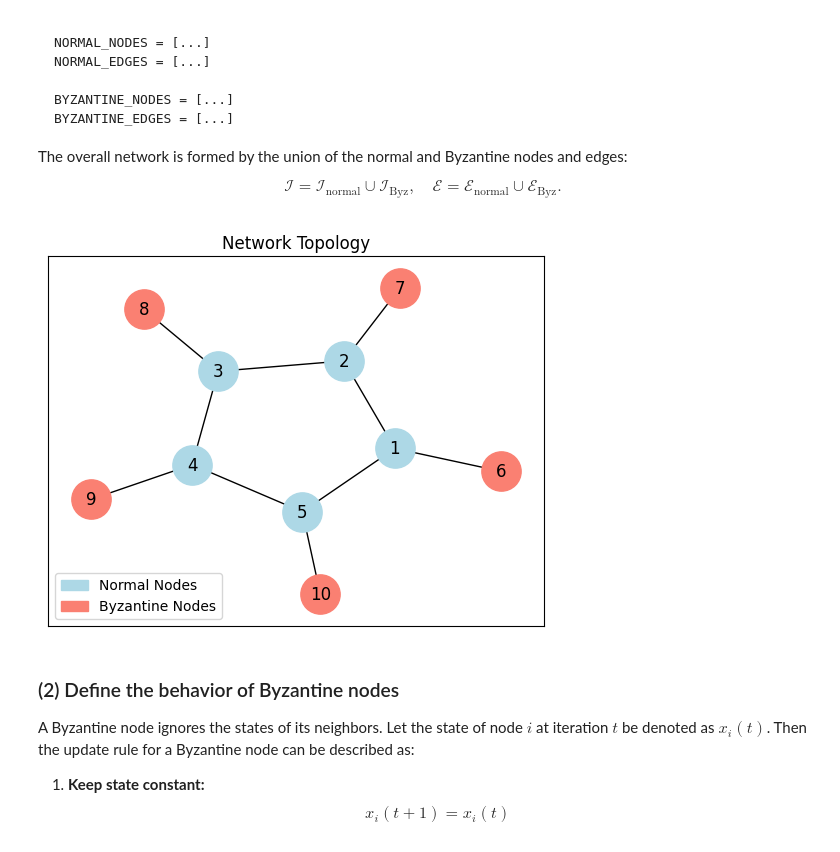
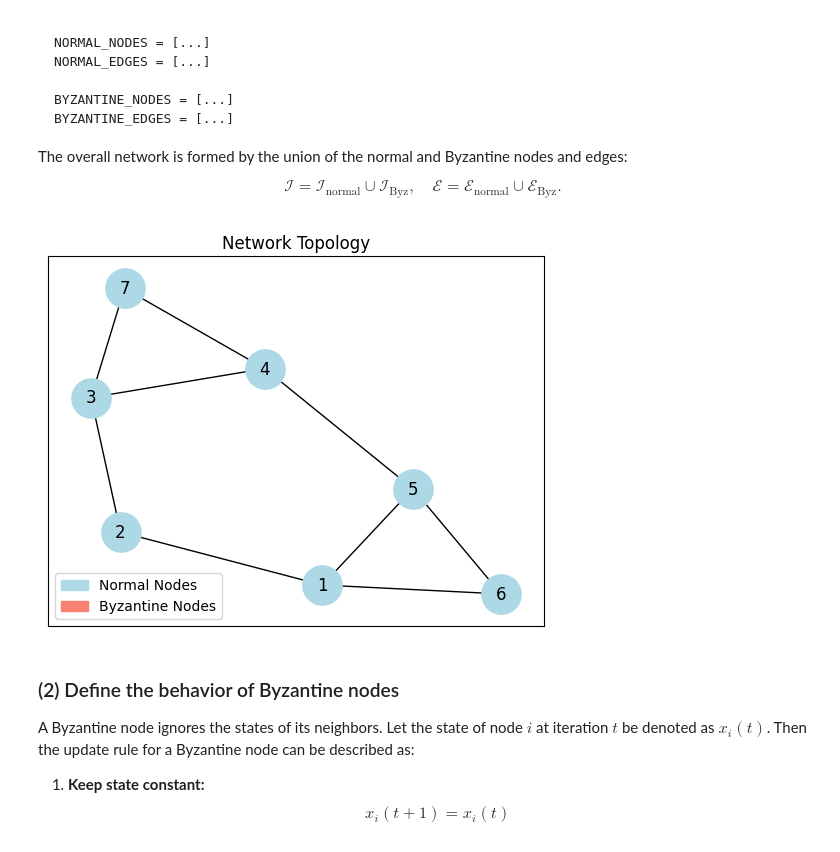
Before and after one commit to rui-huang-opt/arepc, a Jupyter notebook: examples/byzantine.ipynb, the cells around one changed output. Saved outputs shown, nothing was run; the diff lists cells and outputs as text; code cells hidden in the pictures.

```diff
--- a/examples/byzantine.ipynb
+++ b/examples/byzantine.ipynb
@@ -49,10 +49,10 @@ def graph(nodes: list[str], edges: list[tuple[str, str]]) -> None:
 
 if __name__ == "__main__":
     # Simple case
-    NORMAL_NODES = ["1", "2", "3", "4", "5"]
-    NORMAL_EDGES = [("1", "2"), ("2", "3"), ("3", "4"), ("4", "5"), ("5", "1")]
-    BYZANTINE_NODES = ["6", "7", "8", "9", "10"]
-    BYZANTINE_EDGES = [("1", "6"), ("2", "7"), ("3", "8"), ("4", "9"), ("5", "10")]
+    # NORMAL_NODES = ["1", "2", "3", "4", "5"]
+    # NORMAL_EDGES = [("1", "2"), ("2", "3"), ("3", "4"), ("4", "5"), ("5", "1")]
+    # BYZANTINE_NODES = ["6", "7", "8", "9", "10"]
+    # BYZANTINE_EDGES = [("1", "6"), ("2", "7"), ("3", "8"), ("4", "9"), ("5", "10")]
 
     # Moderate case
     # NORMAL_NODES = ["1", "2", "3", "4", "5", "6", "7"]
@@ -90,20 +90,20 @@ if __name__ == "__main__":
     # ]
 
     # Conservative case
-    # NORMAL_NODES = ["1", "2", "3", "4", "5", "6", "7"]
-    # NORMAL_EDGES = [
-    #     ("1", "2"),
-    #     ("2", "3"),
-    #     ("3", "4"),
-    #     ("4", "5"),
-    #     ("5", "1"),
-    #     ("1", "6"),
-    #     ("5", "6"),
-    #     ("3", "7"),
-    #     ("4", "7"),
-    # ]
-    # BYZANTINE_NODES = []
-    # BYZANTINE_EDGES = []
+    NORMAL_NODES = ["1", "2", "3", "4", "5", "6", "7"]
+    NORMAL_EDGES = [
+        ("1", "2"),
+        ("2", "3"),
+        ("3", "4"),
+        ("4", "5"),
+        ("5", "1"),
+        ("1", "6"),
+        ("5", "6"),
+        ("3", "7"),
+        ("4", "7"),
+    ]
+    BYZANTINE_NODES = []
+    BYZANTINE_EDGES = []
 
     NODES = NORMAL_NODES + BYZANTINE_NODES
     EDGES = NORMAL_EDGES + BYZANTINE_EDGES
@@ -125,34 +125,34 @@ if __name__ == "__main__":
     pos = nx.spring_layout(G, seed=11, k=0.8)
 
     nx.draw_networkx_nodes(
         G,
         pos,
         nodelist=NORMAL_NODES,
         node_color="lightblue",
         node_size=800,
         ax=ax,
     )
 
     nx.draw_networkx_nodes(
         G,
         pos,
         nodelist=BYZANTINE_NODES,
         node_color="salmon",
         node_size=800,
         ax=ax,
     )
 
     nx.draw_networkx_edges(G, pos, ax=ax)
     nx.draw_networkx_labels(G, pos, ax=ax)
 
     import matplotlib.patches as mpatches
 
     blue_patch = mpatches.Patch(color="lightblue", label="Normal Nodes")
     red_patch = mpatches.Patch(color="salmon", label="Byzantine Nodes")
 
     ax.legend(handles=[blue_patch, red_patch], loc="lower left")
 # %% [output]
-[figure, old version]
+[figure, new version]
 # %% [markdown]
 ### (2) Define the behavior of Byzantine nodes
 
```
Also changed, not shown: parts of 9 cells of this notebook.
